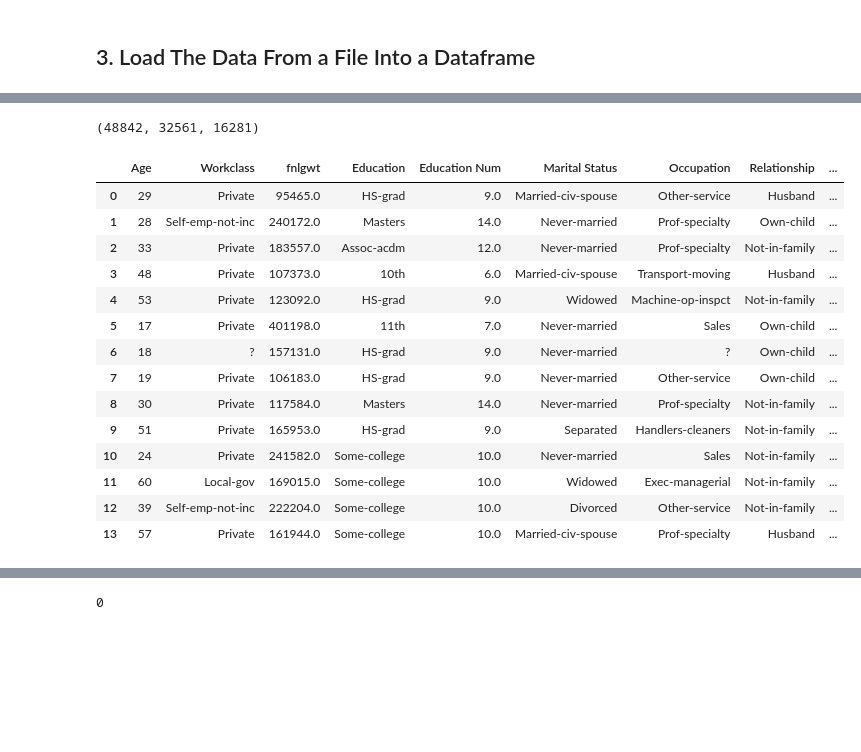
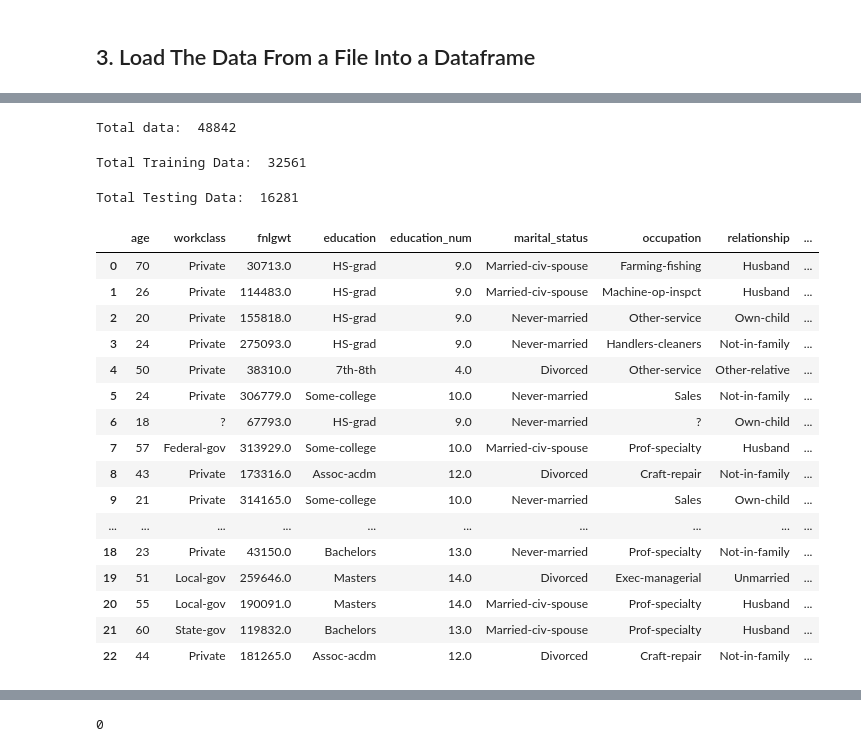
Before and after one commit to anindya-saha/Data-Science-with-Spark, a Jupyter notebook: predict-us-census-income-classification/predict-us-census-income.ipynb, the cells around one changed output, grey strips where cells are left out. Saved outputs shown, nothing was run; the diff lists cells and outputs as text; code cells hidden in the pictures; blank space fills up the shorter version.

```diff
--- a/predict-us-census-income-classification/predict-us-census-income.ipynb
+++ b/predict-us-census-income-classification/predict-us-census-income.ipynb
@@ -75,21 +83,21 @@ ADULT_TEST_DATA = 'data/adult-test.csv'
 # %%
 # define the schema, corresponding to a line in the csv data file.
 schema = StructType([
-    StructField("Age", IntegerType(), nullable=True),
-    StructField("Workclass", StringType(), nullable=True),
+    StructField("age", IntegerType(), nullable=True),
+    StructField("workclass", StringType(), nullable=True),
     StructField("fnlgwt", DoubleType(), nullable=True),
-    StructField("Education", StringType(), nullable=True),
-    StructField("Education Num", DoubleType(), nullable=True),
-    StructField("Marital Status", StringType(), nullable=True),
-    StructField("Occupation", StringType(), nullable=True),
-    StructField("Relationship", StringType(), nullable=True),
-    StructField("Race", StringType(), nullable=True),
-    StructField("Sex", StringType(), nullable=True),
-    StructField("Capital Gain", DoubleType(), nullable=True),
-    StructField("Capital Loss", DoubleType(), nullable=True),
-    StructField("Hours/Week", DoubleType(), nullable=True),
-    StructField("Native Country", StringType(), nullable=True),
-    StructField("Income", StringType(), nullable=True)]
+    StructField("education", StringType(), nullable=True),
+    StructField("education_num", DoubleType(), nullable=True),
+    StructField("marital_status", StringType(), nullable=True),
+    StructField("occupation", StringType(), nullable=True),
+    StructField("relationship", StringType(), nullable=True),
+    StructField("race", StringType(), nullable=True),
+    StructField("sex", StringType(), nullable=True),
+    StructField("capital_gain", DoubleType(), nullable=True),
+    StructField("capital_loss", DoubleType(), nullable=True),
+    StructField("hours_per_week", DoubleType(), nullable=True),
+    StructField("native_country", StringType(), nullable=True),
+    StructField("income", StringType(), nullable=True)]
 )
 # %%
 # Load training data
@@ -146,25 +168,38 @@ adult_test_df.sample(withReplacement=False, fraction=0.01, seed=rnd_seed).toPand
 # %%
-adult_union_df = adult_train_df.union(adult_test_df)
+adult_union_df = adult_train_df.union(adult_test_df).cache()
+# %%
+print("Total data: ", adult_union_df.count())
+# %% [output]
+Total data:  48842
 # %%
-adult_union_df.count(), adult_union_df.filter(col('data_set') == 'train').count(), adult_union_df.filter(col('data_set') == 'test').count()
+print("Total Training Data: ", adult_union_df.filter(col('data_set') == 'train').count())
 # %% [output]
-(48842, 32561, 16281)
+Total Training Data:  32561
+# %%
+print("Total Testing Data: ", adult_union_df.filter(col('data_set') == 'test').count())
+# %% [output]
+Total Testing Data:  16281
 # %%
 # sample the test data
-adult_union_df.stat.sampleBy('data_set', fractions={'test':0.7, 'train':0.3}).sample(withReplacement=False, fraction=0.0006, seed=rnd_seed).toPandas()
+(adult_union_df
+ .stat
+ .sampleBy('data_set', fractions={'test':0.7, 'train':0.3})
+ .sample(withReplacement=False, fraction=0.0006, seed=rnd_seed).toPandas())
 # %% [output]
-|  | Age | Workclass | fnlgwt | Education | Education Num | Marital Status | Occupation | Relationship | ... |
-| 0 | 29 | Private | 95465.0 | HS-grad | 9.0 | Married-civ-spouse | Other-service | Husband | ... |
-| 1 | 28 | Self-emp-not-inc | 240172.0 | Masters | 14.0 | Never-married | Prof-specialty | Own-child | ... |
-| 2 | 33 | Private | 183557.0 | Assoc-acdm | 12.0 | Never-married | Prof-specialty | Not-in-family | ... |
-| 3 | 48 | Private | 107373.0 | 10th | 6.0 | Married-civ-spouse | Transport-moving | Husband | ... |
-| 4 | 53 | Private | 123092.0 | HS-grad | 9.0 | Widowed | Machine-op-inspct | Not-in-family | ... |
-| 5 | 17 | Private | 401198.0 | 11th | 7.0 | Never-married | Sales | Own-child | ... |
-| 6 | 18 | ? | 157131.0 | HS-grad | 9.0 | Never-married | ? | Own-child | ... |
-| 7 | 19 | Private | 106183.0 | HS-grad | 9.0 | Never-married | Other-service | Own-child | ... |
-| 8 | 30 | Private | 117584.0 | Masters | 14.0 | Never-married | Prof-specialty | Not-in-family | ... |
-| 9 | 51 | Private | 165953.0 | HS-grad | 9.0 | Separated | Handlers-cleaners | Not-in-family | ... |
-| 10 | 24 | Private | 241582.0 | Some-college | 10.0 | Never-married | Sales | Not-in-family | ... |
-| 11 | 60 | Local-gov | 169015.0 | Some-college | 10.0 | Widowed | Exec-managerial | Not-in-family | ... |
-| 12 | 39 | Self-emp-not-inc | 222204.0 | Some-college | 10.0 | Divorced | Other-service | Not-in-family | ... |
-| 13 | 57 | Private | 161944.0 | Some-college | 10.0 | Married-civ-spouse | Prof-specialty | Husband | ... |
+|  | age | workclass | fnlgwt | education | education_num | marital_status | occupation | relationship | ... |
+| 0 | 70 | Private | 30713.0 | HS-grad | 9.0 | Married-civ-spouse | Farming-fishing | Husband | ... |
+| 1 | 26 | Private | 114483.0 | HS-grad | 9.0 | Married-civ-spouse | Machine-op-inspct | Husband | ... |
+| 2 | 20 | Private | 155818.0 | HS-grad | 9.0 | Never-married | Other-service | Own-child | ... |
+| 3 | 24 | Private | 275093.0 | HS-grad | 9.0 | Never-married | Handlers-cleaners | Not-in-family | ... |
+| 4 | 50 | Private | 38310.0 | 7th-8th | 4.0 | Divorced | Other-service | Other-relative | ... |
+| 5 | 24 | Private | 306779.0 | Some-college | 10.0 | Never-married | Sales | Not-in-family | ... |
+| 6 | 18 | ? | 67793.0 | HS-grad | 9.0 | Never-married | ? | Own-child | ... |
+| 7 | 57 | Federal-gov | 313929.0 | Some-college | 10.0 | Married-civ-spouse | Prof-specialty | Husband | ... |
+| 8 | 43 | Private | 173316.0 | Assoc-acdm | 12.0 | Divorced | Craft-repair | Not-in-family | ... |
+| 9 | 21 | Private | 314165.0 | Some-college | 10.0 | Never-married | Sales | Own-child | ... |
+| ... | ... | ... | ... | ... | ... | ... | ... | ... | ... |
+| 18 | 23 | Private | 43150.0 | Bachelors | 13.0 | Never-married | Prof-specialty | Not-in-family | ... |
+| 19 | 51 | Local-gov | 259646.0 | Masters | 14.0 | Divorced | Exec-managerial | Unmarried | ... |
+| 20 | 55 | Local-gov | 190091.0 | Masters | 14.0 | Married-civ-spouse | Prof-specialty | Husband | ... |
+| 21 | 60 | State-gov | 119832.0 | Bachelors | 13.0 | Married-civ-spouse | Prof-specialty | Husband | ... |
+| 22 | 44 | Private | 181265.0 | Assoc-acdm | 12.0 | Divorced | Craft-repair | Not-in-family | ... |
```
Also changed, not shown: parts of 180 cells of this notebook.
